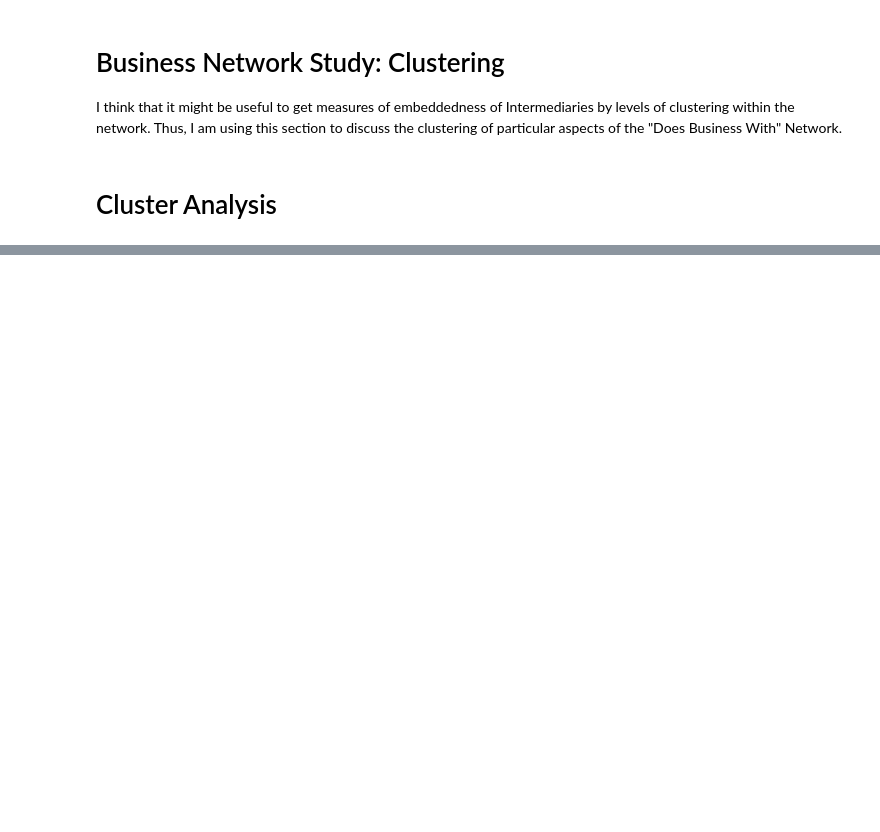
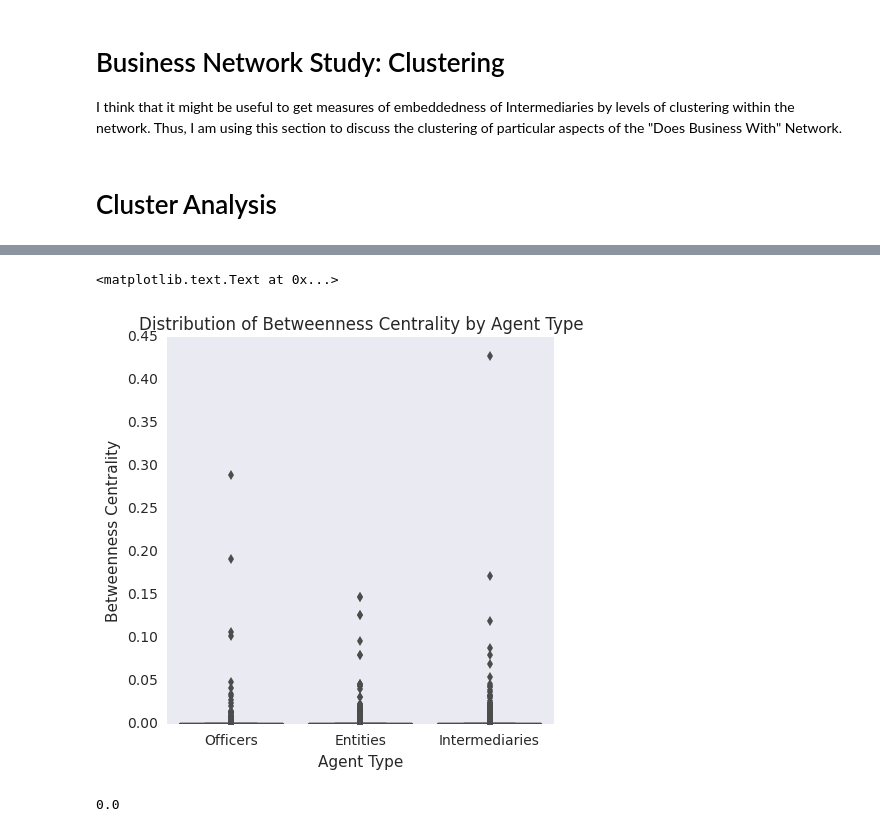
Before and after one commit to PLBMR/networksFinalProject, a Jupyter notebook: analysis/businessNetworkClusterAnalysis.ipynb, the cells around one changed output, grey strips where cells are left out. Drawn from its saved outputs; the diff is of its cells as text; code cells hidden in the pictures; blank space fills up the shorter version.

```diff
--- a/analysis/businessNetworkClusterAnalysis.ipynb
+++ b/analysis/businessNetworkClusterAnalysis.ipynb
@@ -68,0 +107,21 @@ clusterCoeffDict = nx.clustering(mainNetwork)
+# %%
+#make betweenness centrality frame
+bcFrame = pd.DataFrame({"nodeID" : betweennessCentralityDict.keys(),
+                        "bc" : betweennessCentralityDict.values()})
+#get agent information
+bcFrame = bcFrame.merge(agentTypeFrame,on = "nodeID")
+#then plot by agent type
+givenFig = plt.figure(figsize = (figWidth,figHeight))
+sns.boxplot(x = "entType",y = "bc",data = bcFrame)
+plt.xlabel("Agent Type")
+plt.ylabel("Betweenness Centrality")
+plt.title("Distribution of Betweenness Centrality by Agent Type")
+# %% [output]
+<matplotlib.text.Text at 0x...>
+[figure, added]
+# %%
+intermediaryCCFrame = clusterCoeffFrame[clusterCoeffFrame["entType"] ==
+                                        "Intermediaries"]
+print intermediaryCCFrame["cc"].sum()
+# %% [output]
+0.0
```
Also changed, not shown: parts of 8 cells of this notebook.
